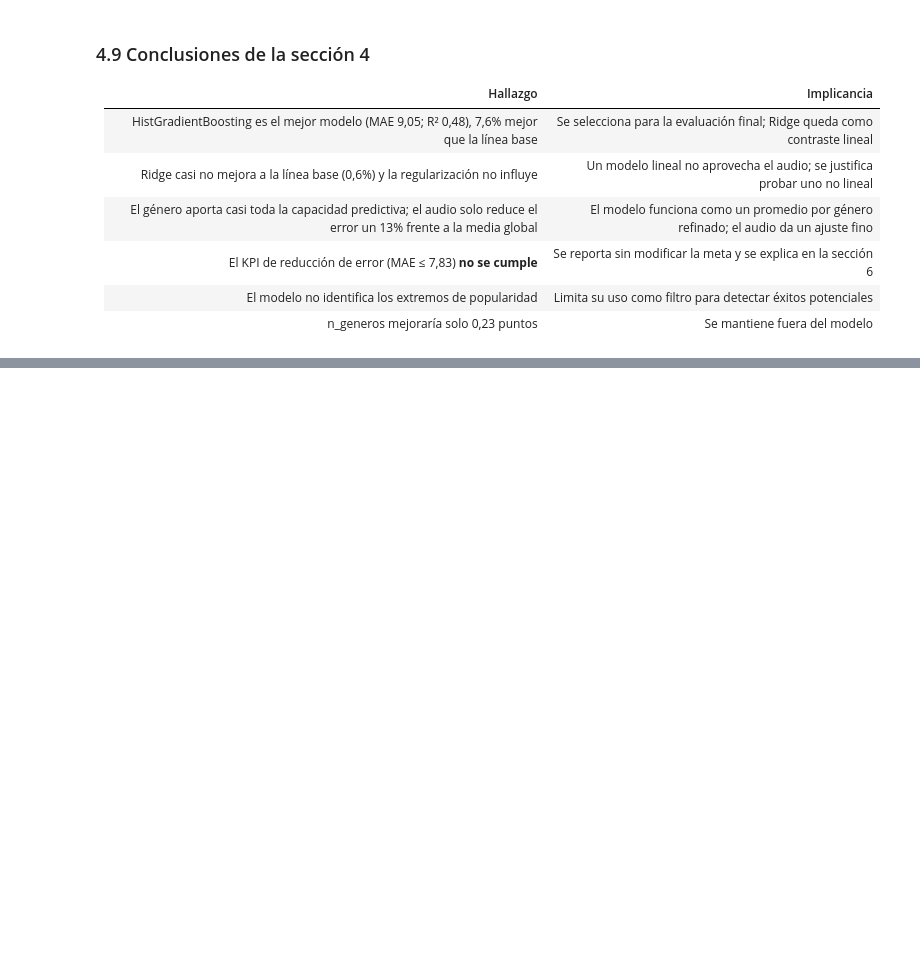
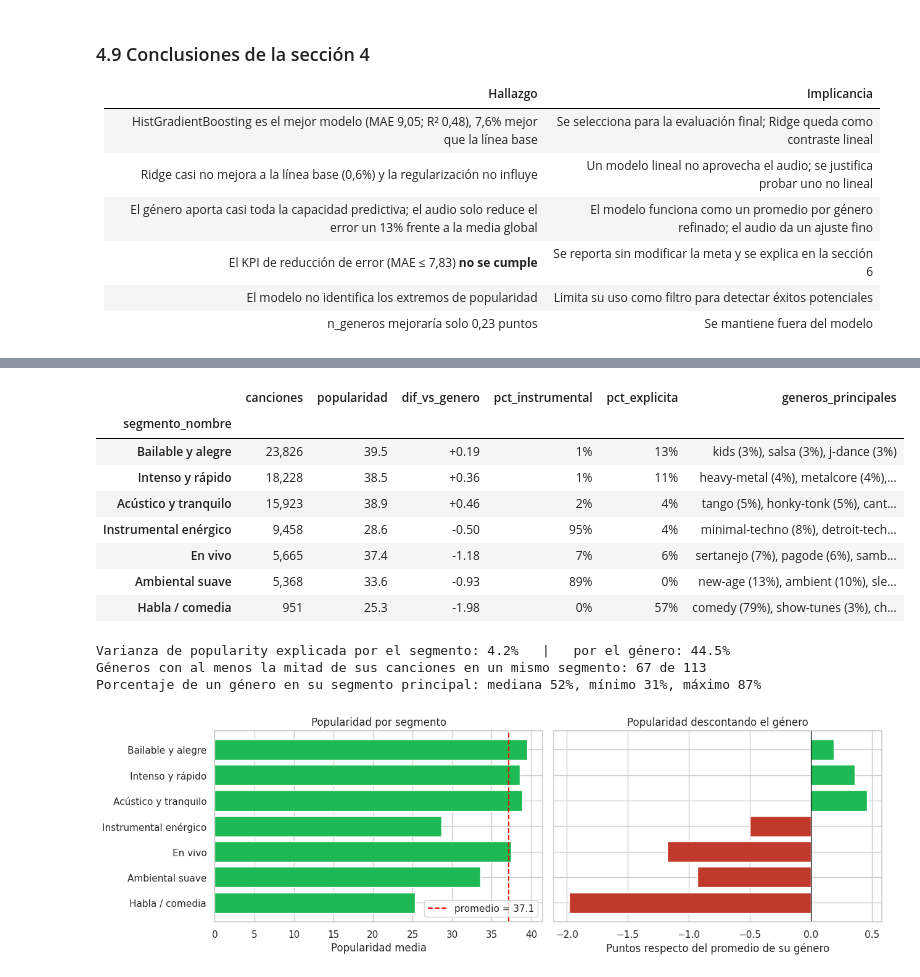
Before and after one commit to JeanBiza/ep-ml-spotify, a Jupyter notebook: notebook/EP2_ML.ipynb, the cells around one changed output, grey strips where cells are left out. Cells and saved outputs as stored; diff of their text form; code cells hidden in the pictures; blank space fills up the shorter version.

```diff
--- a/notebook/EP2_ML.ipynb
+++ b/notebook/EP2_ML.ipynb
@@ -955,0 +1133,48 @@ Se selecciona **HistGradientBoosting** por tener el menor MAE en validación cru
+# %%
+df["dif_vs_genero"] = df["popularity"] - df.groupby("genero_principal")["popularity"].transform("mean")
+
+tabla_seg = (df.groupby("segmento_nombre")
+               .agg(canciones=("popularity", "size"), popularidad=("popularity", "mean"),
+                    dif_vs_genero=("dif_vs_genero", "mean"),
+                    pct_instrumental=("es_instrumental", "mean"), pct_explicita=("explicit", "mean"))
+               .loc[orden])
+tabla_seg["generos_principales"] = df.groupby("segmento_nombre")["genero_principal"].apply(
+    lambda s: ", ".join(f"{g} ({p:.0%})" for g, p in s.value_counts(normalize=True).head(3).items()))
+display(tabla_seg.style.format({"canciones": "{:,}", "popularidad": "{:.1f}", "dif_vs_genero": "{:+.2f}",
+                                "pct_instrumental": "{:.0%}", "pct_explicita": "{:.0%}"}))
+
+eta_seg = varianza_explicada(df, "segmento")
+eta_gen = varianza_explicada(df, "genero_principal")
+print(f"Varianza de popularity explicada por el segmento: {eta_seg:.1%}   |   por el género: {eta_gen:.1%}")
+
+# ¿Cada género se concentra en un segmento?
+cruce = pd.crosstab(df["genero_principal"], df["segmento_nombre"], normalize="index")
+concentracion = cruce.max(axis=1)
+print(f"Géneros con al menos la mitad de sus canciones en un mismo segmento: {(concentracion >= 0.5).sum()} de {len(cruce)}")
+print(f"Porcentaje de un género en su segmento principal: mediana {concentracion.median():.0%}, "
+      f"mínimo {concentracion.min():.0%}, máximo {concentracion.max():.0%}")
+
+fig, ax = plt.subplots(1, 2, figsize=(13, 4.2))
+ax[0].barh(tabla_seg.index[::-1], tabla_seg["popularidad"][::-1], color="#1DB954")
+ax[0].axvline(df["popularity"].mean(), color="red", ls="--", label=f"promedio = {df['popularity'].mean():.1f}")
+ax[0].set_xlabel("Popularidad media"); ax[0].set_title("Popularidad por segmento"); ax[0].legend(loc="lower right")
+colores = ["#1DB954" if v >= 0 else "#c0392b" for v in tabla_seg["dif_vs_genero"][::-1]]
+ax[1].barh(tabla_seg.index[::-1], tabla_seg["dif_vs_genero"][::-1], color=colores)
+ax[1].axvline(0, color="black", lw=0.8)
+ax[1].set_xlabel("Puntos respecto del promedio de su género"); ax[1].set_title("Popularidad descontando el género")
+ax[1].set_yticklabels([])
+plt.tight_layout(); plt.savefig(IMG / "clu_04_popularidad.png", dpi=120); plt.show()
+# %% [output]
+|  | canciones | popularidad | dif_vs_genero | pct_instrumental | pct_explicita | generos_principales |
+| segmento_nombre |  |  |  |  |  |  |
+| Bailable y alegre | 23,826 | 39.5 | +0.19 | 1% | 13% | kids (3%), salsa (3%), j-dance (3%) |
+| Intenso y rápido | 18,228 | 38.5 | +0.36 | 1% | 11% | heavy-metal (4%), metalcore (4%),... |
+| Acústico y tranquilo | 15,923 | 38.9 | +0.46 | 2% | 4% | tango (5%), honky-tonk (5%), cant... |
+| Instrumental enérgico | 9,458 | 28.6 | -0.50 | 95% | 4% | minimal-techno (8%), detroit-tech... |
+| En vivo | 5,665 | 37.4 | -1.18 | 7% | 6% | sertanejo (7%), pagode (6%), samb... |
+| Ambiental suave | 5,368 | 33.6 | -0.93 | 89% | 0% | new-age (13%), ambient (10%), sle... |
+| Habla / comedia | 951 | 25.3 | -1.98 | 0% | 57% | comedy (79%), show-tunes (3%), ch... |
+Varianza de popularity explicada por el segmento: 4.2%   |   por el género: 44.5%
+Géneros con al menos la mitad de sus canciones en un mismo segmento: 67 de 113
+Porcentaje de un género en su segmento principal: mediana 52%, mínimo 31%, máximo 87%
+[figure, added]
```
Also changed, not shown: parts of 15 cells of this notebook.
